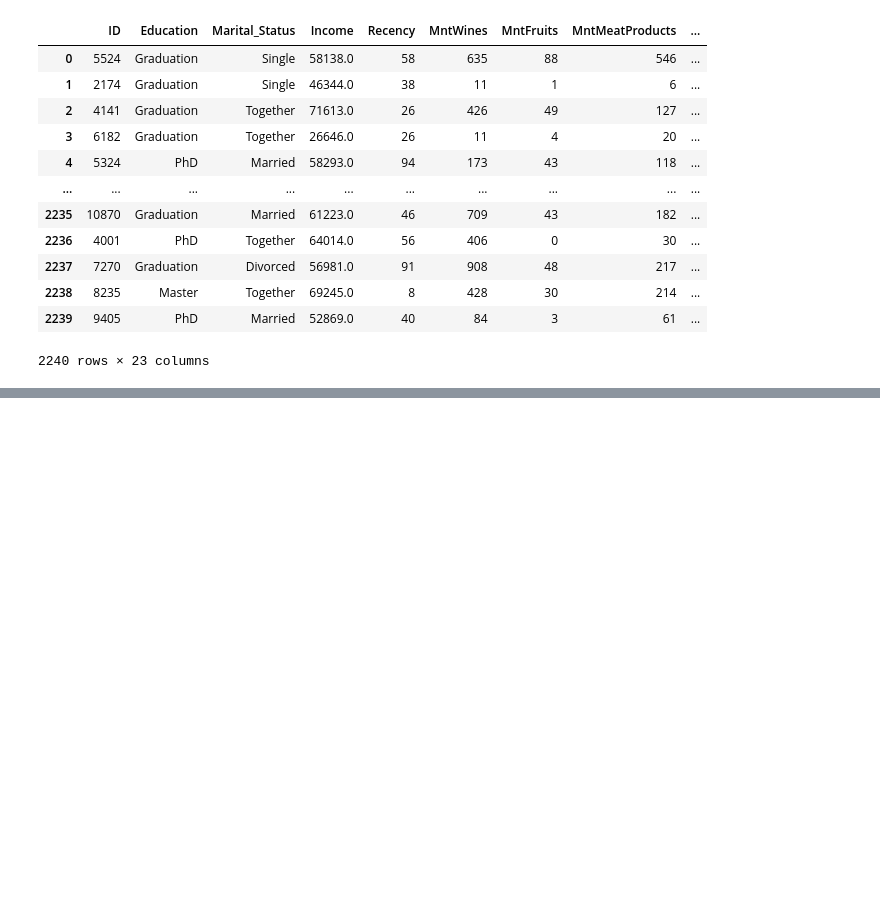
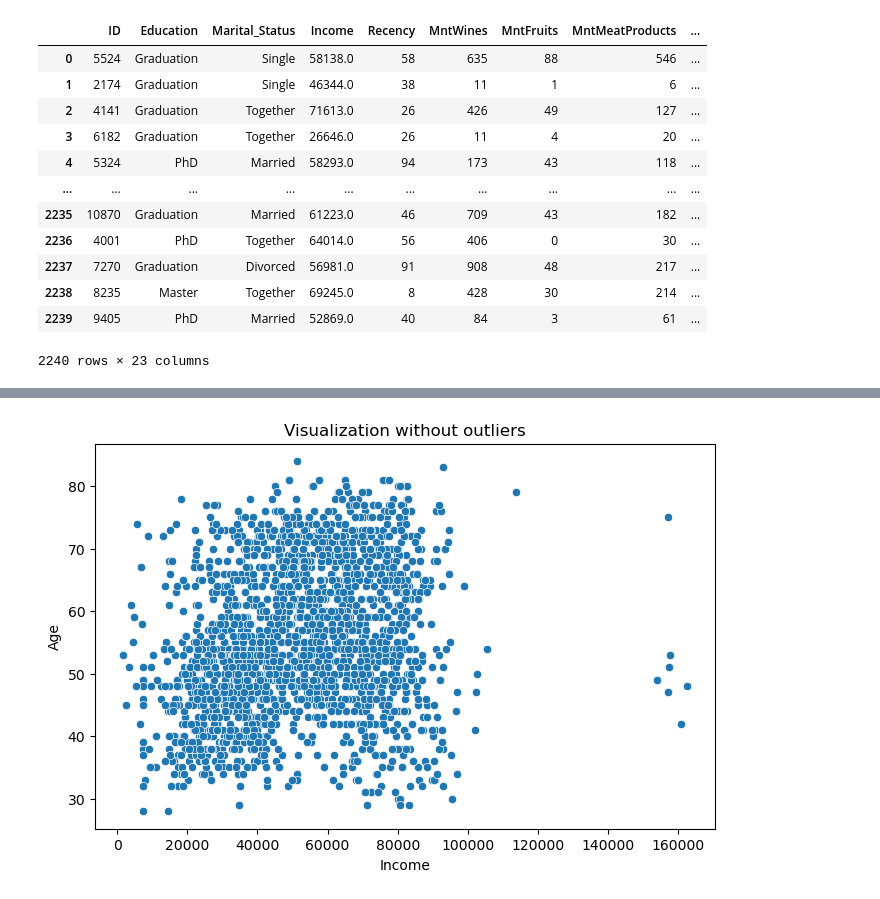
Before and after one commit to Empress-star/DSI-Team-Project, a Jupyter notebook: Data Cleaning and Exploration/initial_data_cleaning.ipynb, the cells around one changed output, grey strips where cells are left out. Drawn from its saved outputs; the diff is of its cells as text; code cells hidden in the pictures; blank space fills up the shorter version.

```diff
--- a/Data Cleaning and Exploration/initial_data_cleaning.ipynb
+++ b/Data Cleaning and Exploration/initial_data_cleaning.ipynb
@@ -213,0 +222,14 @@ df_transform
+# %%
+df_transform_outliers = df_transform.copy()
+#keep only rows where Year_Birth is after 1930 and Income is less than 200,000 to exclude extreme values
+df_transform_outliers = df_transform_outliers[
+    (df_transform_outliers["Age"] < 120) &
+    (df_transform_outliers["Income"] < 200000)
+]
+# %%
+fig, ax = plt.subplots(figsize=(8, 5))
+sns.scatterplot(data=df_transform_outliers, y='Age', x='Income', ax=ax)
+ax.set_title("Visualization without outliers")
+plt.show()
+# %% [output]
+[figure, added]
```
Also changed, not shown: parts of 2 cells of this notebook.
